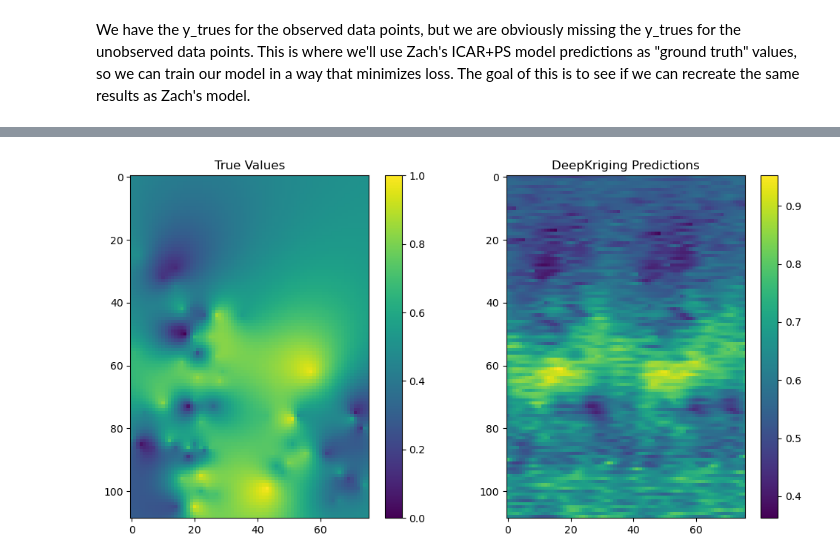
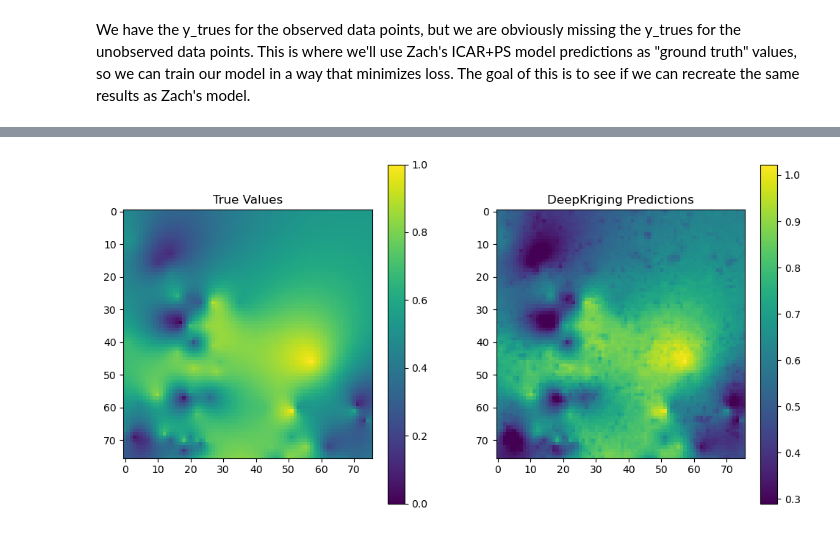
Before and after one commit to elliekkim/deep_ps, a Jupyter notebook: ps_on_durham/dk_ps_durham.ipynb, the cells around one changed output, grey strips where cells are left out. Cells and saved outputs as stored; diff of their text form; code cells hidden in the pictures.

```diff
--- a/ps_on_durham/dk_ps_durham.ipynb
+++ b/ps_on_durham/dk_ps_durham.ipynb
@@ -110,5 +119,26 @@ plt.figure(figsize=(12, 8))
 plt.imshow(icar_ps_data, cmap='viridis', aspect='equal')
 
 print("The data is plotted on a 109 row x 76 col grid, with each grid cell being a half-km square.")
+
+# temporary changes below:
+
+# Crop the center 76x76 region
+start_y = (icar_ps_data.shape[0] - 76) // 2  # Starting index for rows
+start_x = (icar_ps_data.shape[1] - 76) // 2  # Starting index for columns
+
+cropped_icar_ps_data = icar_ps_data[start_y:start_y + 76, start_x:start_x + 76]
+
+# Check the shape
+print(f"Original ICAR+PS data shape: {icar_ps_data.shape}")
+print(f"Cropped ICAR+PS data shape: {cropped_icar_ps_data.shape}")
+
+# Visualize the cropped ICAR+PS data
+plt.figure(figsize=(6, 6))
+plt.imshow(cropped_icar_ps_data, cmap='viridis', aspect='equal')
+plt.colorbar(label="Predicted Values")
+plt.title("Cropped 76x76 Grid of ICAR+PS Predictions")
+plt.show()
+
+icar_ps_data = cropped_icar_ps_data
 # %% [output]
 The data is plotted on a 109 row x 76 col grid, with each grid cell being a half-km square.
@@ -256,7 +276,8 @@ print(f"Shape of observed_grid_cell_indices_flat: {observed_grid_cell_indices_fl
 print(f"First 5 indices in observed_grid_cell_indices_flat: {observed_grid_cell_indices_flat[:5]}")
 
 # Define the grid dimensions based on the 109x76 grid
-cells_y, cells_x = 109, 76
+# cells_y, cells_x = 109, 76
+cells_y, cells_x = 76, 76 # temporary change
 
 # Create the grid points by meshing x and y coordinates
 x = np.linspace(0, cells_x - 1, cells_x)  # Range for x-coordinates (0 to 75)
@@ -281,10 +302,6 @@ print(f"Shape of M: {M.shape}")
 
 # Now grid_points is (8284, 2) and M is (8284,)
 
-# print out temp_values:
-print(f"Shape of temp_values: {temp_values.shape}")
-print(f"First 5 temp values: {temp_values[:5]}")
-
 # plot histogram of distribution of temp_values:
 plt.hist(temp_values, bins=50)
 plt.xlabel('Temperature (°F)')
@@ -609,18 +533,18 @@ Learning rate: 0.001000
 # %%
 plt.figure(figsize=(12, 6))
 plt.subplot(1, 2, 1)
-plt.imshow(temp_values.reshape(109, 76), cmap='viridis')
+plt.imshow(temp_values.reshape(76, 76), cmap='viridis')
 plt.title('True Values')
 plt.colorbar()
 
 plt.subplot(1, 2, 2)
-plt.imshow(y_pred_deepkriging.reshape(109, 76), cmap='viridis')
+plt.imshow(y_pred_deepkriging.reshape(76, 76), cmap='viridis')
 plt.title('DeepKriging Predictions')
 plt.colorbar()
 
 plt.show()
 # %% [output]
-[figure, old version]
+[figure, new version]
 # %%
 noise_var = 0.01  # Nugget variance
 
```
Also changed, not shown: parts of 18 cells of this notebook, 4 other files.
